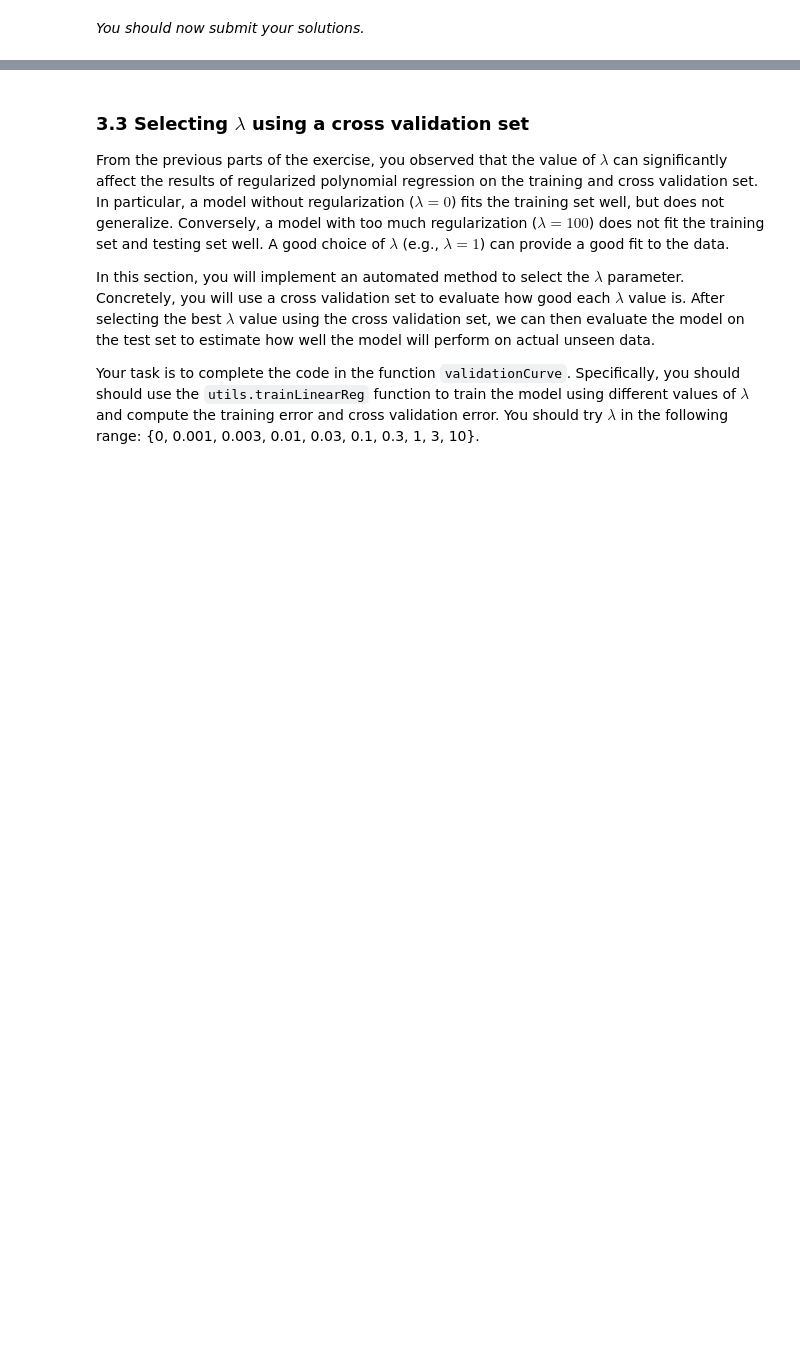
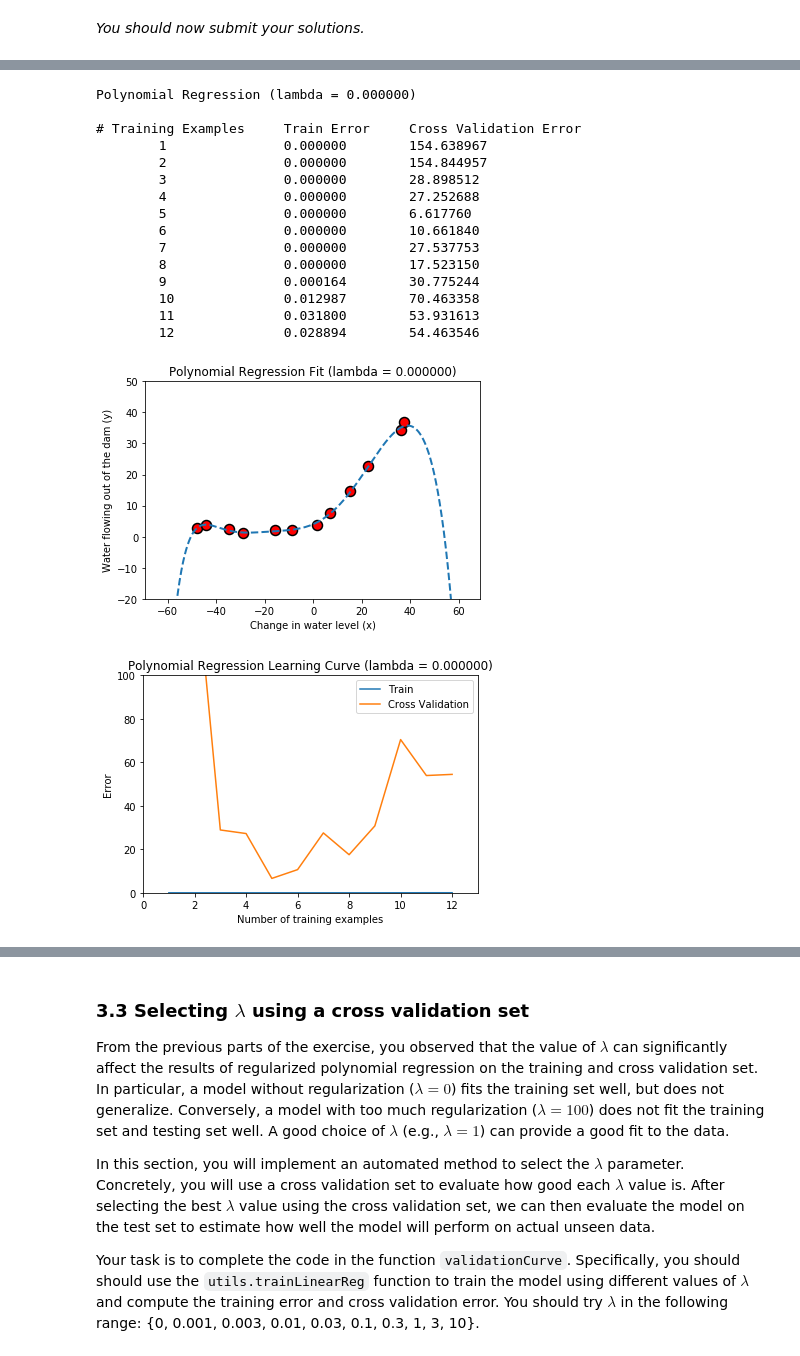
Before and after one commit to Thomas2512/ml-coursera-python-assignments, a Jupyter notebook: Exercise5/exercise5.ipynb, the cells around one changed output, grey strips where cells are left out. Drawn from its saved outputs; the diff is of its cells as text; code cells hidden in the pictures; blank space fills up the shorter version.

Commit message:
completed polynomial feature mapping

```diff
--- a/Exercise5/exercise5.ipynb
+++ b/Exercise5/exercise5.ipynb
@@ -515,7 +515,8 @@ def polyFeatures(X, p):
 
     # ====================== YOUR CODE HERE ======================
 
-
+    for i in range (1, p+1):
+        X_poly[:,i-1] = np.squeeze(X**i)
 
     # ============================================================
     return X_poly
@@ -573,34 +591,52 @@ You should see that the polynomial fit is able to follow the datapoints very wel
 
 To better understand the problems with the unregularized ($\lambda = 0$) model, you can see that the learning curve  shows the same effect where the training error is low, but the cross validation error is high. There is a gap between the training and cross validation errors, indicating a high variance problem.
 # %%
-lambda_ = 100
+lambda_ = 0
 theta = utils.trainLinearReg(linearRegCostFunction, X_poly, y,
                              lambda_=lambda_, maxiter=55)
 
 # Plot training data and fit
 pyplot.plot(X, y, 'ro', ms=10, mew=1.5, mec='k')
 
 utils.plotFit(polyFeatures, np.min(X), np.max(X), mu, sigma, theta, p)
 
 pyplot.xlabel('Change in water level (x)')
 pyplot.ylabel('Water flowing out of the dam (y)')
 pyplot.title('Polynomial Regression Fit (lambda = %f)' % lambda_)
 pyplot.ylim([-20, 50])
 
 pyplot.figure()
 error_train, error_val = learningCurve(X_poly, y, X_poly_val, yval, lambda_)
 pyplot.plot(np.arange(1, 1+m), error_train, np.arange(1, 1+m), error_val)
 
 pyplot.title('Polynomial Regression Learning Curve (lambda = %f)' % lambda_)
 pyplot.xlabel('Number of training examples')
 pyplot.ylabel('Error')
 pyplot.axis([0, 13, 0, 100])
 pyplot.legend(['Train', 'Cross Validation'])
 
 print('Polynomial Regression (lambda = %f)\n' % lambda_)
 print('# Training Examples\tTrain Error\tCross Validation Error')
 for i in range(m):
     print('  \t%d\t\t%f\t%f' % (i+1, error_train[i], error_val[i]))
+# %% [output]
+Polynomial Regression (lambda = 0.000000)
+
+# Training Examples     Train Error     Cross Validation Error
+        1               0.000000        154.638967
+        2               0.000000        154.844957
+        3               0.000000        28.898512
+        4               0.000000        27.252688
+        5               0.000000        6.617760
+        6               0.000000        10.661840
+        7               0.000000        27.537753
+        8               0.000000        17.523150
+        9               0.000164        30.775244
+        10              0.012987        70.463358
+        11              0.031800        53.931613
+        12              0.028894        54.463546
+[figure, added]
+[figure, added]
 # %% [markdown]
 One way to combat the overfitting (high-variance) problem is to add regularization to the model. In the next section, you will get to  try different $\lambda$ parameters to see how regularization can lead to a better model.
 
```
Also changed, not shown: parts of 2 cells of this notebook.
